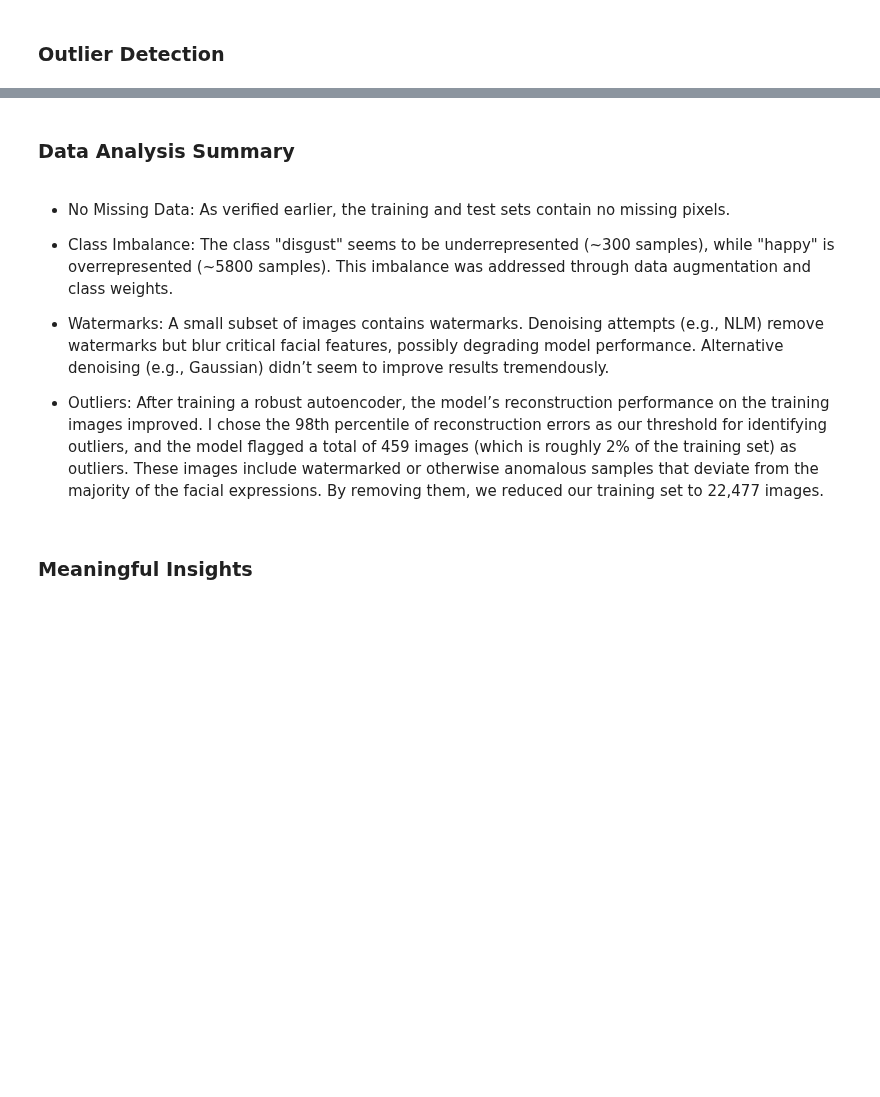
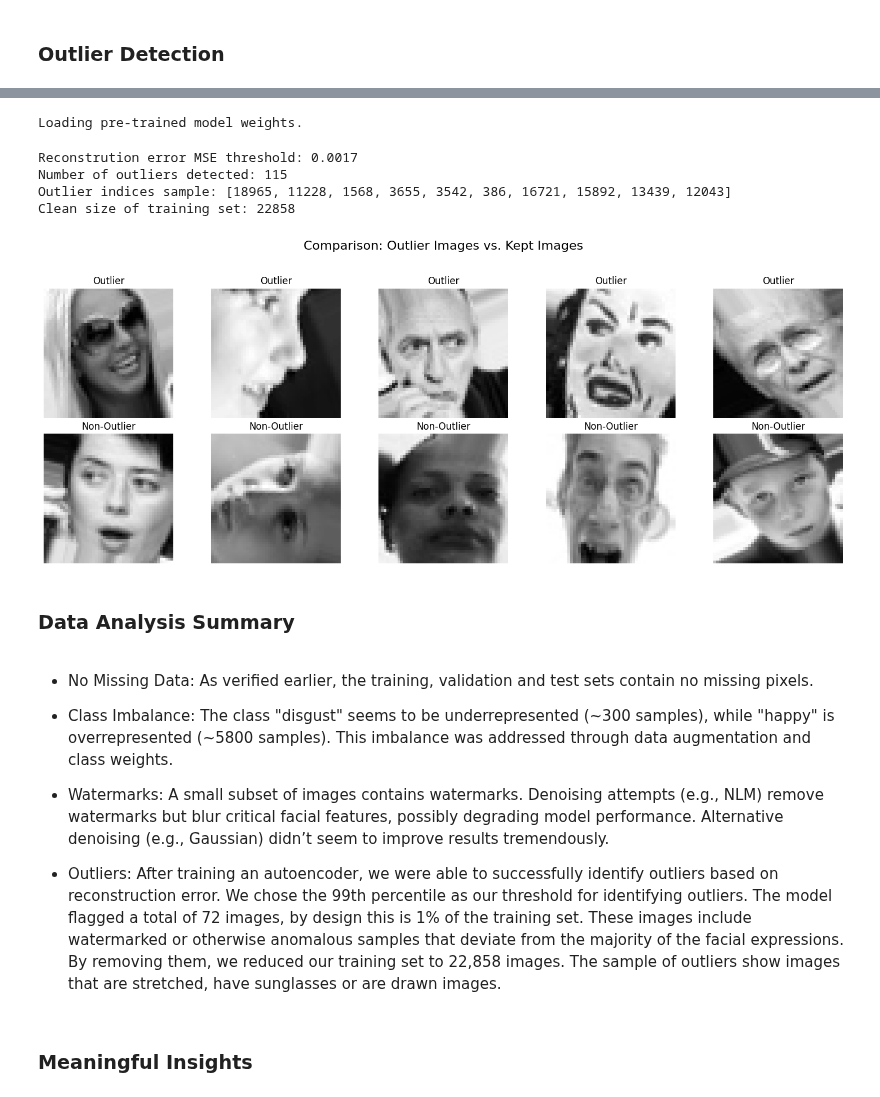
Before and after one commit to kayleeisokay/cs109b-final-project, a Jupyter notebook: MS3.ipynb, the cells around one changed output, grey strips where cells are left out. Cells and saved outputs as stored; diff of their text form; code cells hidden in the pictures; blank space fills up the shorter version.

```diff
--- a/MS3.ipynb
+++ b/MS3.ipynb
@@ -573 +613,9 @@ The strategy going forward will be to train a model without any denoising and th
+# %%
+early_stopping = EarlyStopping(
+    monitor="val_loss",
+    patience=3,
+    verbose=1,
+    mode="min",
+    restore_best_weights=True,
+)
 # %%
@@ -702,13 +667,77 @@ plt.show()
+# %%
+os.makedirs("models", exist_ok=True)
+os.makedirs("model_history", exist_ok=True)
+
+if os.path.exists("models/autoencoder.weights.h5"):
+    print("Loading pre-trained model weights.")
+    autoencoder.load_weights("models/autoencoder.weights.h5")
+    with open("model_history/autoencoder_history.pkl", "rb") as f:
+        autoencoder_history = pickle.load(f)
+else:
+    print("No pre-trained model found. Training from scratch.")
+    autoencoder_history = autoencoder.fit(
+        traingen,
+        validation_data=valgen,
+        epochs=10,
+        callbacks=[early_stopping],
+        steps_per_epoch=len(traingen),
+        validation_steps=len(valgen),
+        verbose=1,
+    )
+    autoencoder.save_weights("models/autoencoder.weights.h5")
+    with open("model_history/autoencoder_history.pkl", "wb") as f:
+        pickle.dump(autoencoder_history.history, f)
+# %% [output]
+Loading pre-trained model weights.
+# %%
+reconstruction_errors = []
+for i in tqdm(range(len(traingen))):
+    batch, labels = next(traingen)
+    preds = autoencoder.predict(batch, verbose=0)
+    errors = np.mean((batch - preds) ** 2, axis=(1, 2, 3))
+    reconstruction_errors.extend(errors)
+# %%
+threshold = np.percentile(reconstruction_errors, 99.5)
+outlier_indices = np.where(reconstruction_errors > threshold)[0].tolist()
+
+outlier_indices = sorted(
+    outlier_indices, key=lambda x: reconstruction_errors[x], reverse=True
+)
+
+# Setting up threshold to 98% (initially, started off with 95th percentile, but increased to 98th percentile)
+print("Reconstrution error MSE threshold: {:.4f}".format(threshold))
+
+num_outliers = len(outlier_indices)
+print("Number of outliers detected:", num_outliers)
+print("Outlier indices sample:", outlier_indices[:10])
+
+clean_size = traingen.n - num_outliers
+print("Clean size of training set:", clean_size)
+# %% [output]
+Reconstrution error MSE threshold: 0.0017
+Number of outliers detected: 115
+Outlier indices sample: [18965, 11228, 1568, 3655, 3542, 386, 16721, 15892, 13439, 12043]
+Clean size of training set: 22858
+# %%
+num_examples = 5
+from utils.utils import visualize_outliers
+
+visualize_outliers(num_examples, traingen, batch_size, outlier_indices)
+# %% [output]
+[figure, added]
 # %% [markdown]
 ### Data Analysis Summary
 # %% [markdown]
-- No Missing Data: As verified earlier, the training and test sets contain no missing pixels.
+- No Missing Data: As verified earlier, the training, validation and test sets contain no missing pixels.
+
 
 - Class Imbalance: The class "disgust" seems to be underrepresented (~300 samples), while "happy" is overrepresented (~5800 samples). This imbalance was addressed through data augmentation and class weights.
 
+
 - Watermarks: A small subset of images contains watermarks. Denoising attempts (e.g., NLM) remove watermarks but blur critical facial features, possibly degrading model performance. Alternative denoising (e.g., Gaussian) didn’t seem to improve results tremendously.
 
-- Outliers: After training a robust autoencoder, the model’s reconstruction performance on the training images improved. I chose the 98th percentile of reconstruction errors as our threshold for identifying outliers, and the model flagged a total of 459 images (which is roughly 2% of the training set) as outliers. These images include watermarked or otherwise anomalous samples that deviate from the majority of the facial expressions. By removing them, we reduced our training set to 22,477 images.
+
+- Outliers: After training an autoencoder, we were able to successfully identify outliers based on reconstruction error. We chose the 99th percentile as our threshold for identifying outliers. The model flagged a total of 72 images, by design this is 1% of the training set. These images include watermarked or otherwise anomalous samples that deviate from the majority of the facial expressions. By removing them, we reduced our training set to 22,858 images. The sample of outliers show images that are stretched, have sunglasses or are drawn images.
 # %% [markdown]
 ### Meaningful Insights
 # %% [markdown]
```
Also changed, not shown: parts of 12 cells of this notebook, 3 other files.
